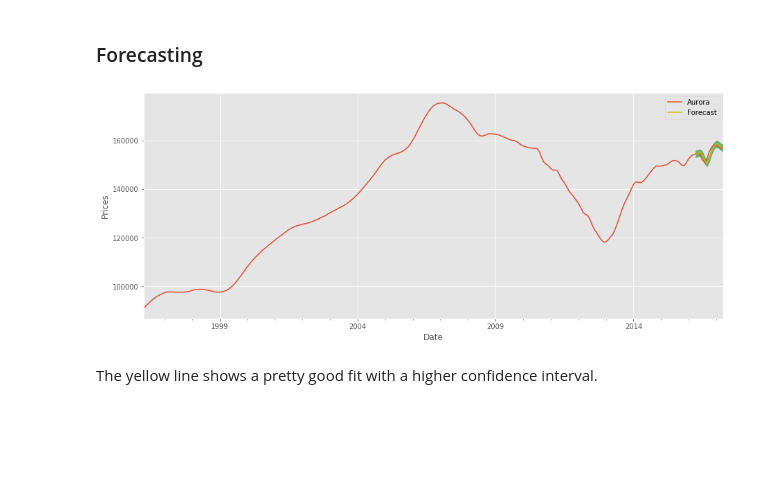
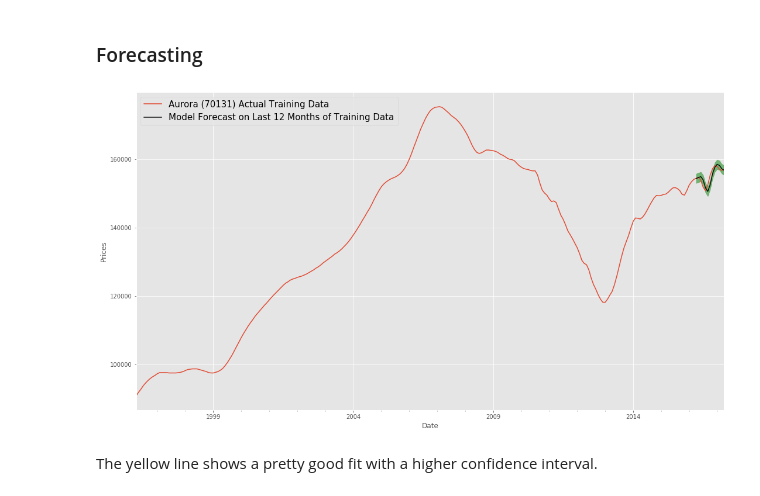
Before and after one commit to halpert3/flatiron-mod4-project, a Jupyter notebook: notebooks/3-modeling.ipynb, the cells around one changed output. Drawn from its saved outputs; the diff is of its cells as text; code cells hidden in the pictures; blank space fills up the shorter version.

```diff
--- a/notebooks/3-modeling.ipynb
+++ b/notebooks/3-modeling.ipynb
@@ -1426,27 +1426,28 @@ sigma2      5.026e+05   3.32e+04     15.122      0.000    4.37e+05    5.68e+05
 pred = aurora_output.get_prediction(start=pd.to_datetime('2016-04-01'), dynamic=False)
 pred_conf = pred.conf_int()
 # %%
-rcParams['figure.figsize'] = 15, 6
+rcParams['figure.figsize'] = (18, 10)
 
-# Plot observed values
+# Plot observed values)
 ax = aurora_train.plot(label='observed')
 
 # Plot predicted values
-pred.predicted_mean.plot(ax=ax, label='Forecast', alpha=0.9, color='y')
+pred.predicted_mean.plot(ax=ax, label='Forecast', alpha=0.9, color='black')
 
 # Plot the range for confidence intervals
 ax.fill_between(pred_conf.index,
                 pred_conf.iloc[:, 0],
                 pred_conf.iloc[:, 1], color='g', alpha=0.5)
 
 # Set axes labels
 ax.set_xlabel('Date')
 ax.set_ylabel('Prices')
-plt.legend()
+plt.legend(['Aurora (70131) Actual Training Data', 'Model Forecast on Last 12 Months of Training Data'],
+          loc='upper left', fontsize=15)
 
-plt.show()
+plt.savefig(r'../images/aurora_model_forecast_validation.png')
 # %% [output]
-[figure, old version]
+[figure, new version]
 # %% [markdown]
 The yellow line shows a pretty good fit with a higher confidence interval.
 # %%
```
Also changed, not shown: parts of 8 cells of this notebook, 12 other files.
